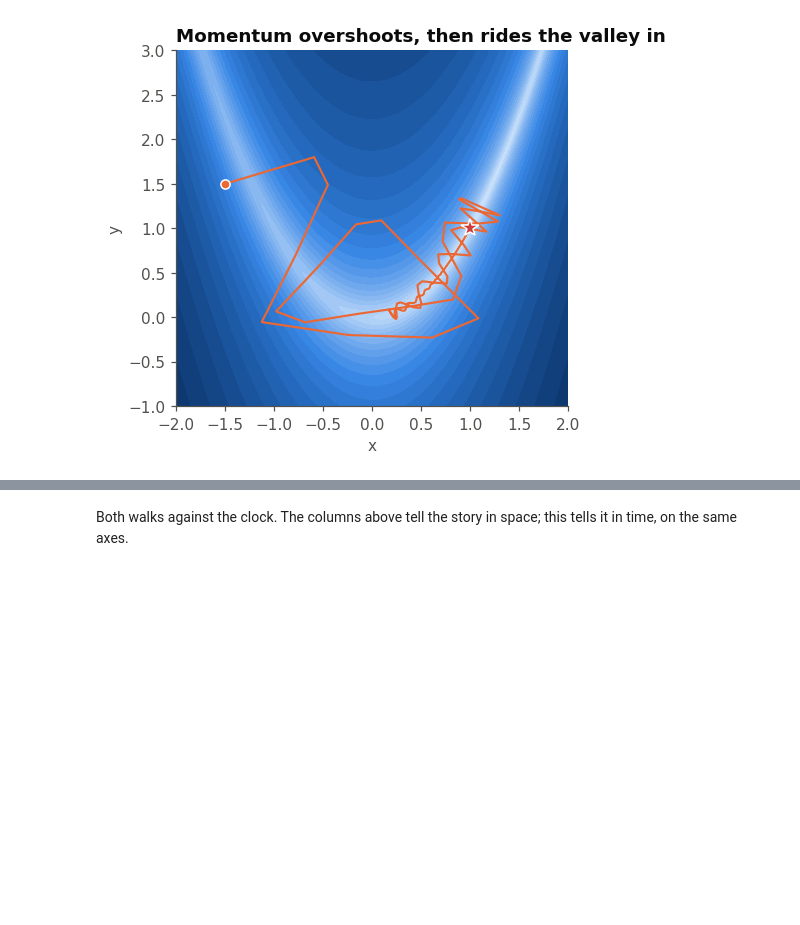
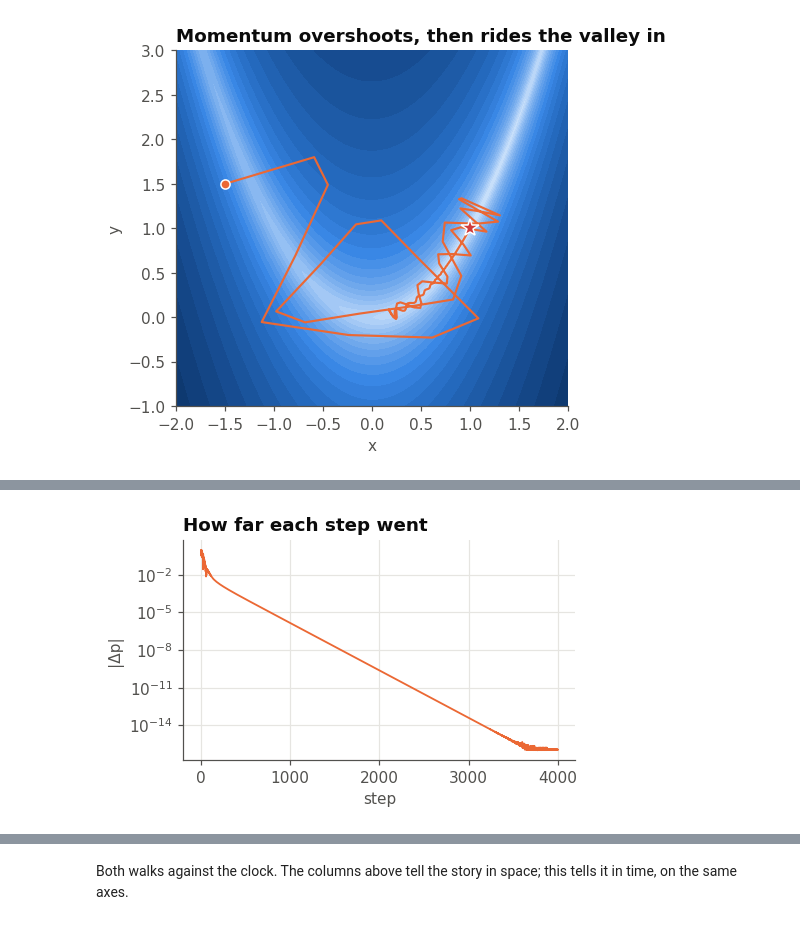
Before and after one commit to robertstrauss/jupytermosaic, a Jupyter notebook: demo-notebook-additions.ipynb, the cells around one changed output, grey strips where cells are left out. Saved outputs shown, nothing was run; the diff lists cells and outputs as text; code cells hidden in the pictures; blank space fills up the shorter version.

```diff
--- a/demo-notebook-additions.ipynb
+++ b/demo-notebook-additions.ipynb
@@ -596,0 +656,9 @@ draw(mo_path, "Momentum overshoots, then rides the valley in", SERIES["Lisbon"])
+# %%
+stride = np.linalg.norm(np.diff(mo_path, axis=0), axis=1)
+
+fig, ax = plt.subplots(figsize=(4.6, 2.6))
+ax.semilogy(np.maximum(stride, 1e-16), color=SERIES["Lisbon"], lw=1.2)
+ax.set(title="How far each step went", xlabel="step", ylabel="|Δp|")
+plt.show()
+# %% [output]
+[figure, added]
```
Also changed, not shown: parts of 9 cells of this notebook, 20 other files.
